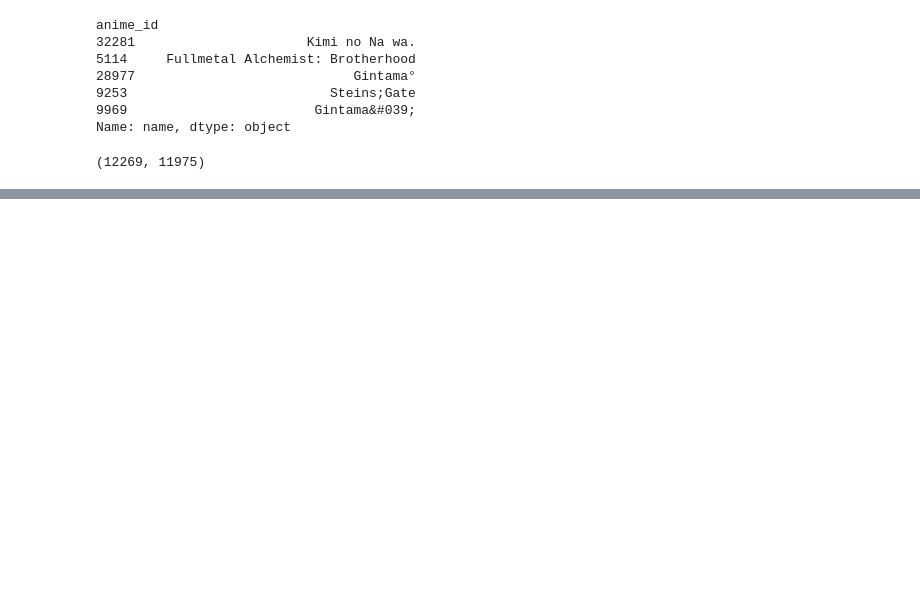
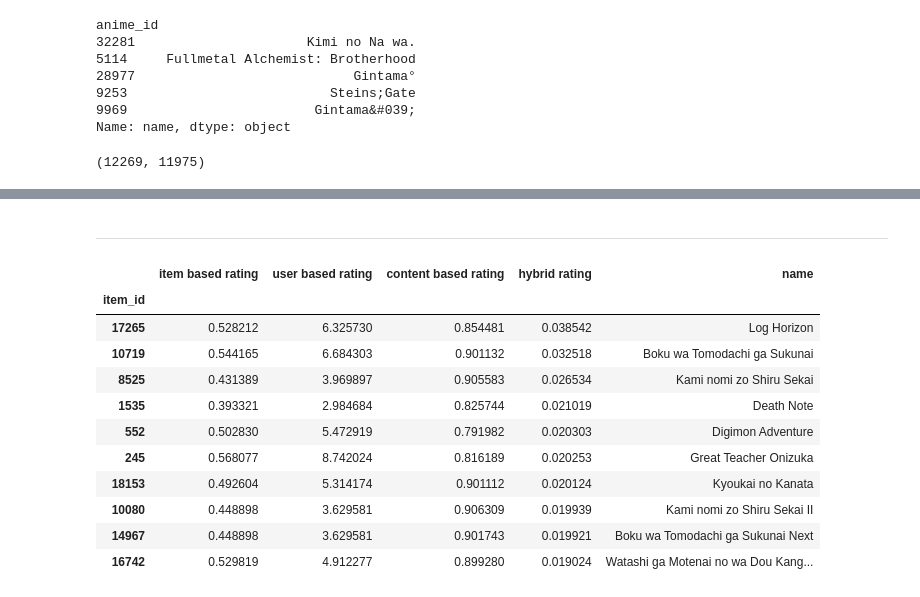
Before and after one commit to mohamed-malk/Anime-Recommendations-System, a Jupyter notebook: anime-recommendations-system.ipynb, the cells around one changed output, grey strips where cells are left out. Cells and saved outputs as stored; diff of their text form; code cells hidden in the pictures; blank space fills up the shorter version.

```diff
--- a/anime-recommendations-system.ipynb
+++ b/anime-recommendations-system.ipynb
@@ -456,0 +753,2 @@ data.rating[(data.anime_id != 32281) & (data.rating != -1)].mean()
+# %%
+rec.fit_similarity('user')
@@ -456,0 +787,2 @@ data.rating[(data.anime_id != 32281) & (data.rating != -1)].mean()
+# %%
+rec.fit_similarity('item')
@@ -456,0 +825,2 @@ data.rating[(data.anime_id != 32281) & (data.rating != -1)].mean()
+# %%
+rec.fit_similarity('content')
@@ -456,0 +899,19 @@ data.rating[(data.anime_id != 32281) & (data.rating != -1)].mean()
+# %% [markdown]
+-----------------------
+# %%
+rec.fit_similarity('hybrid')
+# %%
+rec.hybrid(1)
+# %% [output]
+|  | item based rating | user based rating | content based rating | hybrid rating | name |
+| item_id |  |  |  |  |  |
+| 17265 | 0.528212 | 6.325730 | 0.854481 | 0.038542 | Log Horizon |
+| 10719 | 0.544165 | 6.684303 | 0.901132 | 0.032518 | Boku wa Tomodachi ga Sukunai |
+| 8525 | 0.431389 | 3.969897 | 0.905583 | 0.026534 | Kami nomi zo Shiru Sekai |
+| 1535 | 0.393321 | 2.984684 | 0.825744 | 0.021019 | Death Note |
+| 552 | 0.502830 | 5.472919 | 0.791982 | 0.020303 | Digimon Adventure |
+| 245 | 0.568077 | 8.742024 | 0.816189 | 0.020253 | Great Teacher Onizuka |
+| 18153 | 0.492604 | 5.314174 | 0.901112 | 0.020124 | Kyoukai no Kanata |
+| 10080 | 0.448898 | 3.629581 | 0.906309 | 0.019939 | Kami nomi zo Shiru Sekai II |
+| 14967 | 0.448898 | 3.629581 | 0.901743 | 0.019921 | Boku wa Tomodachi ga Sukunai Next |
+| 16742 | 0.529819 | 4.912277 | 0.899280 | 0.019024 | Watashi ga Motenai no wa Dou Kang... |
```
Also changed, not shown: parts of 84 cells of this notebook.
